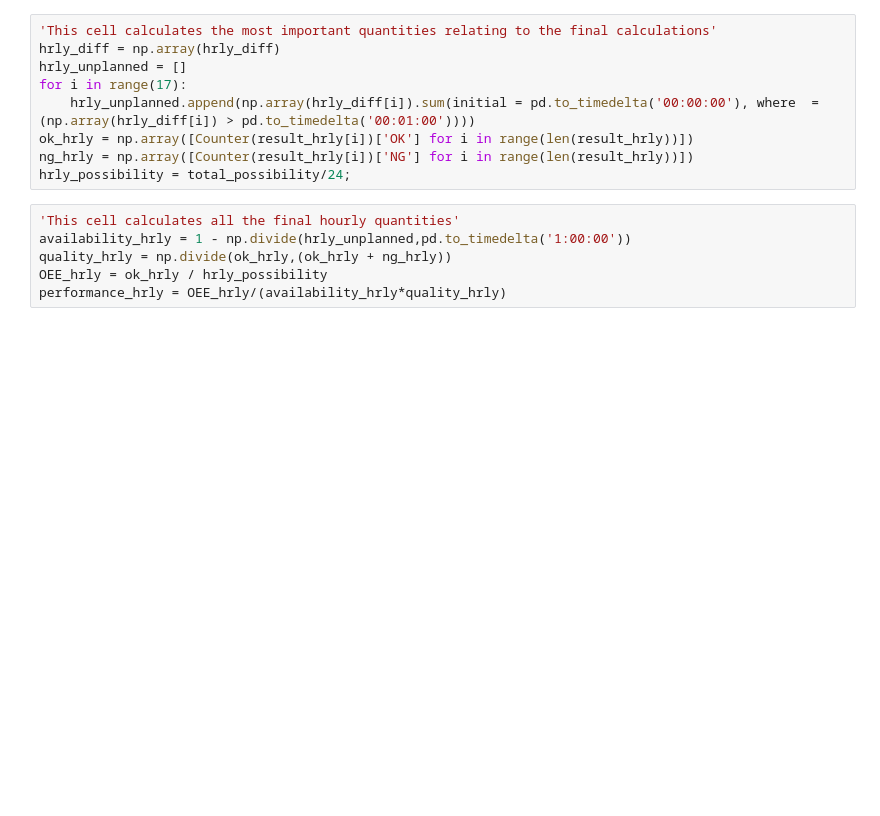
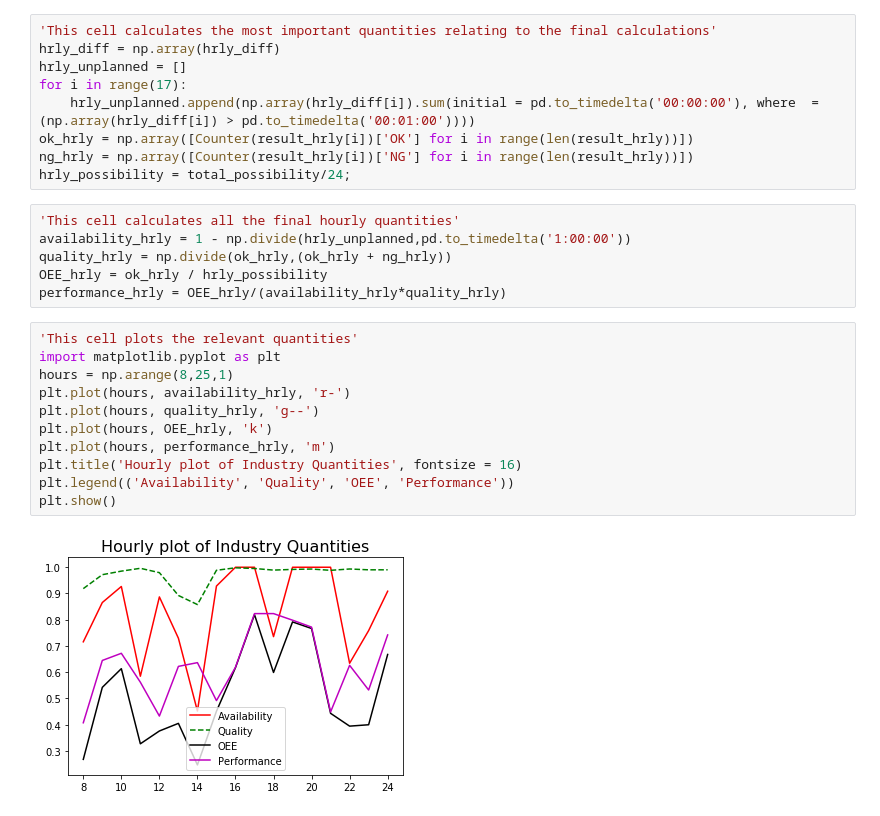
Before and after one commit to surjeetvermaiitm/Lear-Project, a Jupyter notebook: task2_HSL_1.ipynb, the cells around one changed output. Drawn from its saved outputs; the diff is of its cells as text; blank space fills up the shorter version.

Commit message:
Arshad_25/05/2020 Heat map and hourly calc added, ipython notebook

```diff
--- a/task2_HSL_1.ipynb
+++ b/task2_HSL_1.ipynb
@@ -64,3 +69,16 @@ availability_hrly = 1 - np.divide(hrly_unplanned,pd.to_timedelta('1:00:00'))
 quality_hrly = np.divide(ok_hrly,(ok_hrly + ng_hrly))
 OEE_hrly = ok_hrly / hrly_possibility
 performance_hrly = OEE_hrly/(availability_hrly*quality_hrly)
+# %%
+'This cell plots the relevant quantities'
+import matplotlib.pyplot as plt
+hours = np.arange(8,25,1)
+plt.plot(hours, availability_hrly, 'r-')
+plt.plot(hours, quality_hrly, 'g--')
+plt.plot(hours, OEE_hrly, 'k')
+plt.plot(hours, performance_hrly, 'm')
+plt.title('Hourly plot of Industry Quantities', fontsize = 16)
+plt.legend(('Availability', 'Quality', 'OEE', 'Performance'))
+plt.show()
+# %% [output]
+[figure, added]
```
Also changed, not shown: parts of 4 cells of this notebook.
